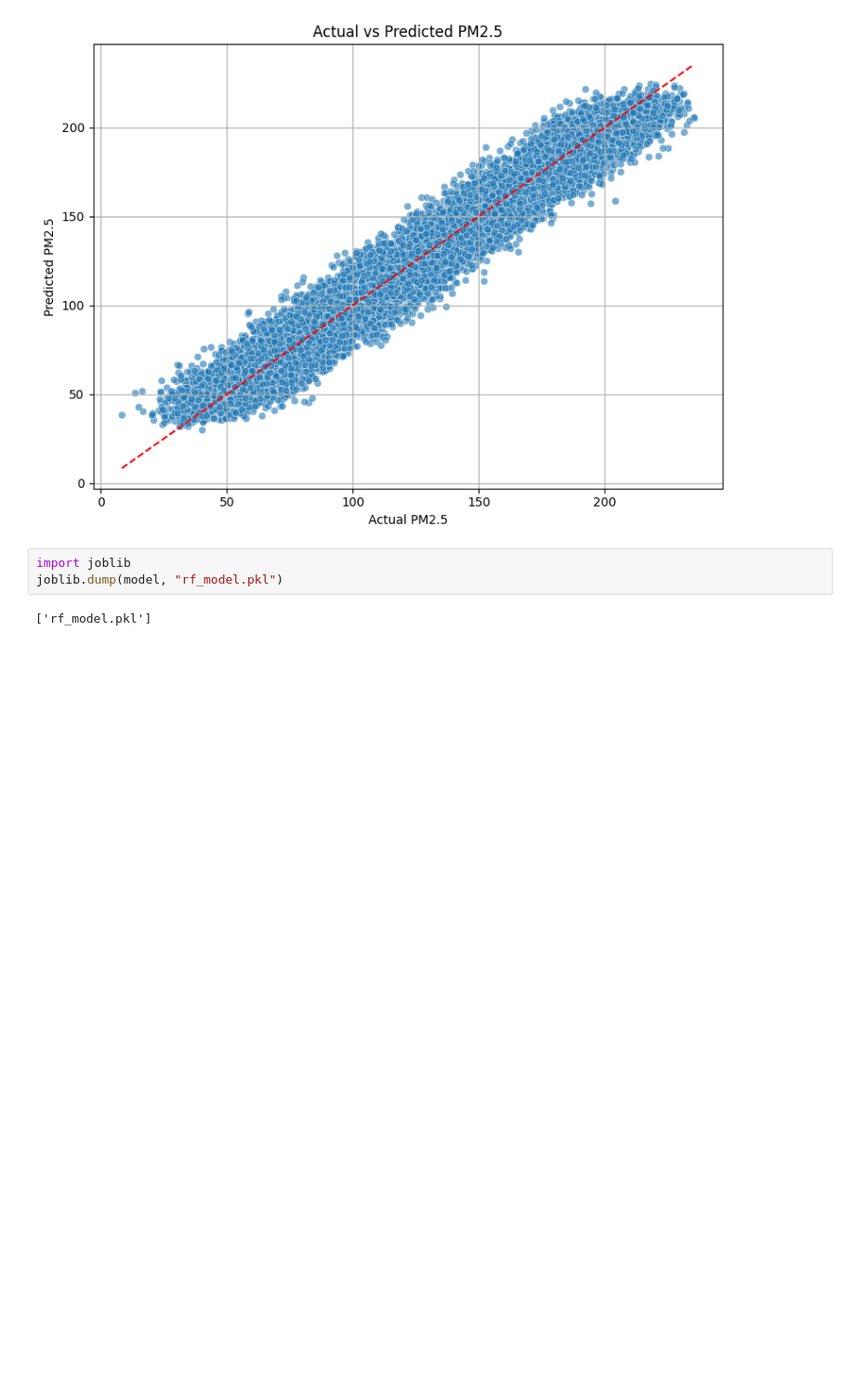
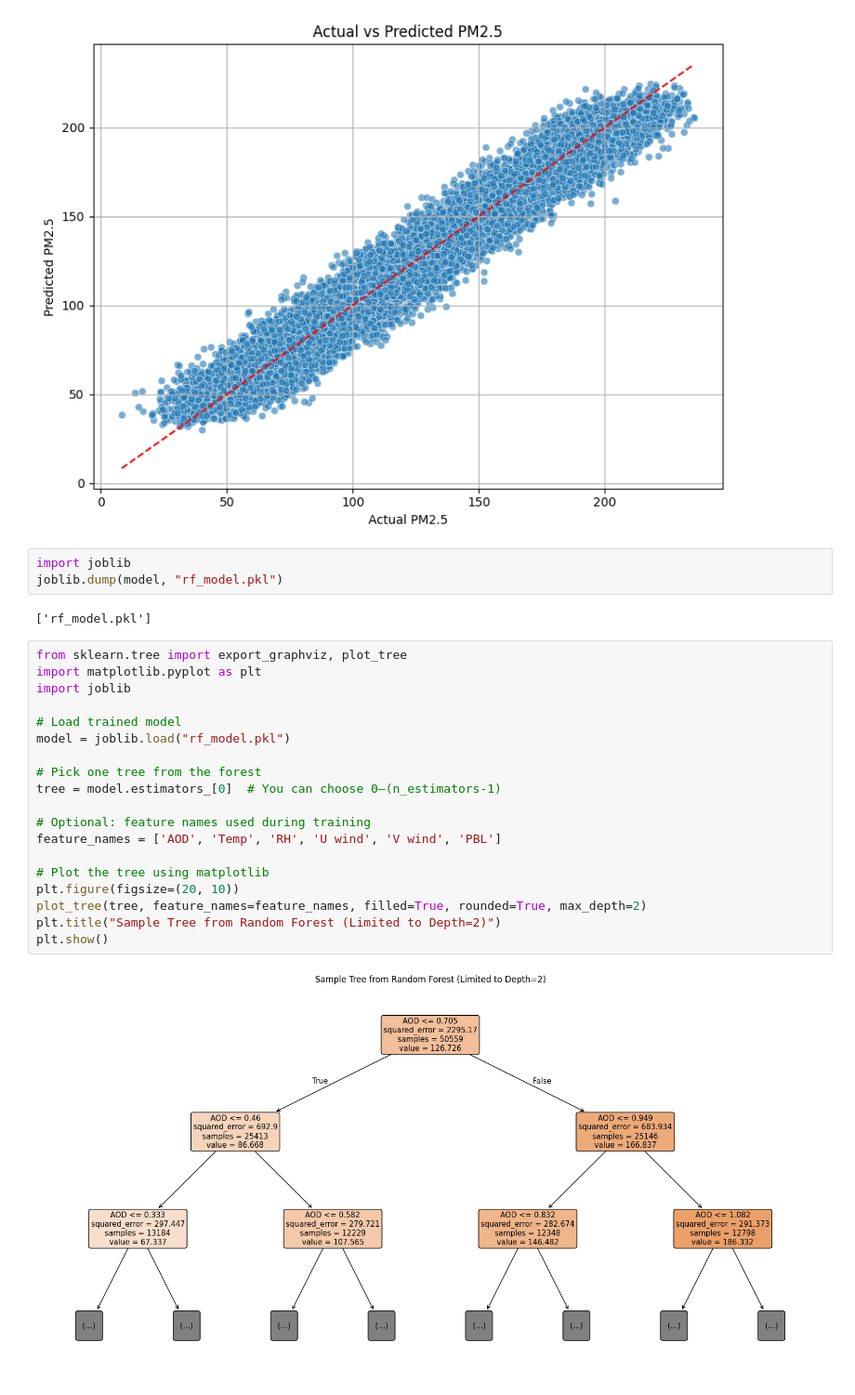
Before and after one commit to pSahoo-456/ISRO-Hackthon-2025, a Jupyter notebook: model.ipynb, the cells around one changed output. Shown: that part at 93% size. Saved outputs shown, nothing was run; the diff lists cells and outputs as text; blank space fills up the shorter version.

Commit message:
Tree diagram of model

```diff
--- a/model.ipynb
+++ b/model.ipynb
@@ -70,3 +70,24 @@ import joblib
 joblib.dump(model, "rf_model.pkl")
 # %% [output]
 ['rf_model.pkl']
+# %%
+from sklearn.tree import export_graphviz, plot_tree
+import matplotlib.pyplot as plt
+import joblib
+
+# Load trained model
+model = joblib.load("rf_model.pkl")
+
+# Pick one tree from the forest
+tree = model.estimators_[0]  # You can choose 0–(n_estimators-1)
+
+# Optional: feature names used during training
+feature_names = ['AOD', 'Temp', 'RH', 'U wind', 'V wind', 'PBL']
+
+# Plot the tree using matplotlib
+plt.figure(figsize=(20, 10))
+plot_tree(tree, feature_names=feature_names, filled=True, rounded=True, max_depth=2)
+plt.title("Sample Tree from Random Forest (Limited to Depth=2)")
+plt.show()
+# %% [output]
+[figure, added]
```
